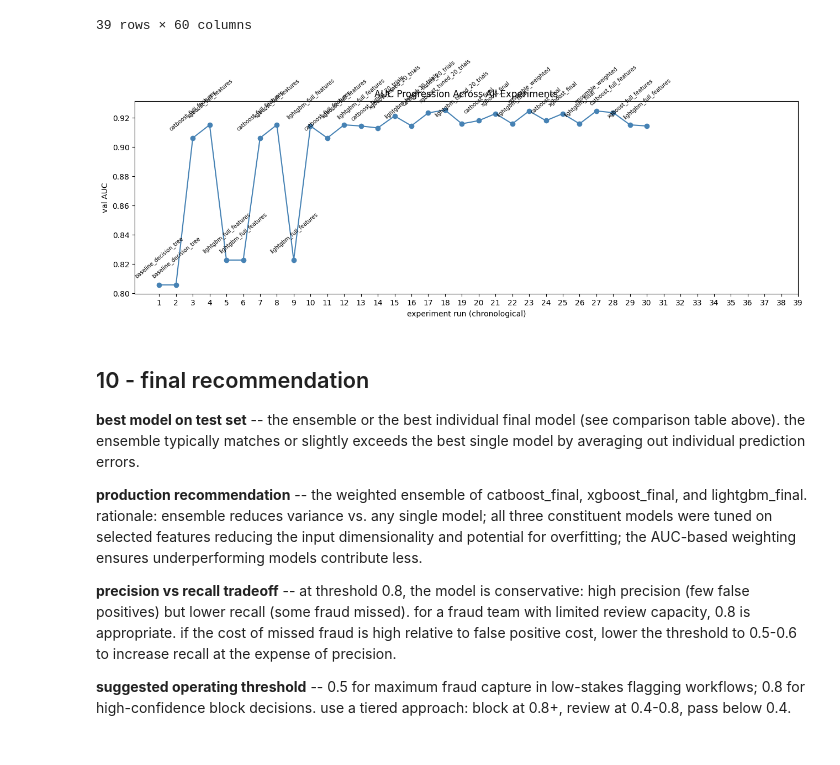
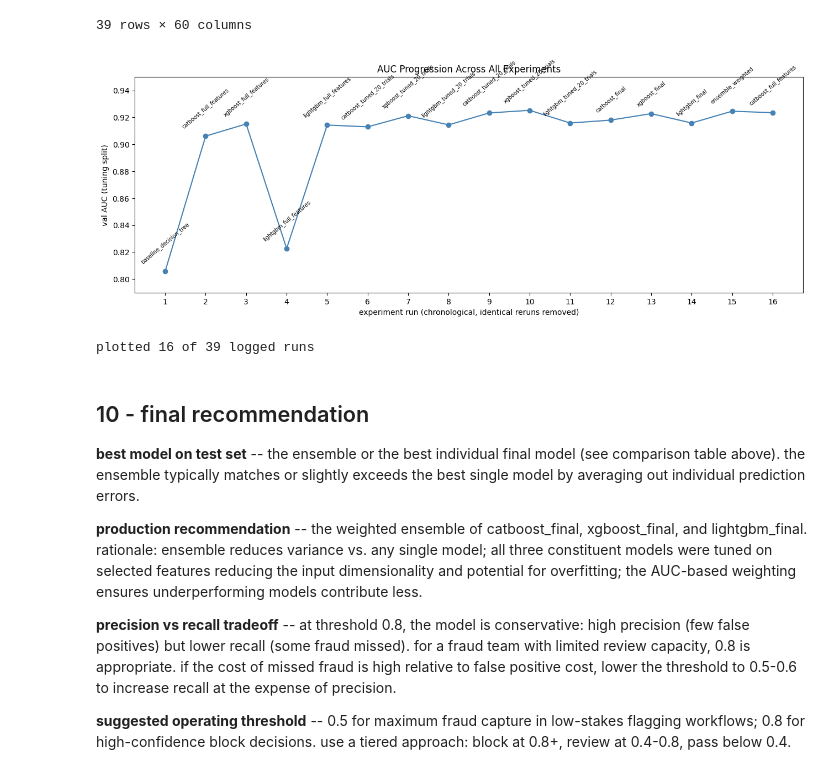
Before and after one commit to TimFlocke/fraud_model, a Jupyter notebook: notebooks/10_evaluation.ipynb, the cells around one changed output. Saved outputs shown, nothing was run; the diff lists cells and outputs as text; code cells hidden in the pictures.

```diff
--- a/notebooks/10_evaluation.ipynb
+++ b/notebooks/10_evaluation.ipynb
@@ -266,33 +267,13 @@ display(exp_log_full)
 | 37 | 2026-11-21T11:30:36.560083 | tfm_D_err | NaN | NaN | NaN | NaN | ... |
 | 38 | 2026-11-21T13:11:37.216953 | tfm_D_err_900 | NaN | NaN | NaN | NaN | ... |
 39 rows × 60 columns
-# %%
-# AUC progression -- sort by timestamp ascending
-exp_sorted = exp_log_full.sort_values('timestamp').reset_index(drop=True)
-
-fig, ax = plt.subplots(figsize=(13, 5))
-ax.plot(range(len(exp_sorted)), exp_sorted['metrics.val_auc'], 'o-', color='steelblue', markersize=6)
-
-for i, row in exp_sorted.iterrows():
-    ax.annotate(
-        row['model'],
-        xy=(i, row['metrics.val_auc']),
-        xytext=(0, 10),
-        textcoords='offset points',
-        ha='center', fontsize=7, rotation=40,
-    )
-
-ax.set_xticks(range(len(exp_sorted)))
-ax.set_xticklabels(range(1, len(exp_sorted) + 1))
-ax.set_xlabel('experiment run (chronological)')
-ax.set_ylabel('val AUC')
-ax.set_title('AUC Progression Across All Experiments')
-fig.tight_layout()
-fig.savefig(config.PLOTS_PATH / "auc_progression.png", dpi=150, bbox_inches="tight")
-plt.show()
-plt.close()
-# %% [output]
-[figure, removed]
+# %%
+# AUC progression -- runs without val auc (stage 14) and identical reruns dropped
+auc_log = plot_auc_progression(exp_log_full, output_path=config.PLOTS_PATH / "auc_progression.png")
+print(f"plotted {len(auc_log)} of {len(exp_log_full)} logged runs")
+# %% [output]
+[figure, added]
+plotted 16 of 39 logged runs
 # %% [markdown]
 ## 10 - final recommendation
 
```
Also changed, not shown: parts of 1 cell of this notebook, 3 other files.
